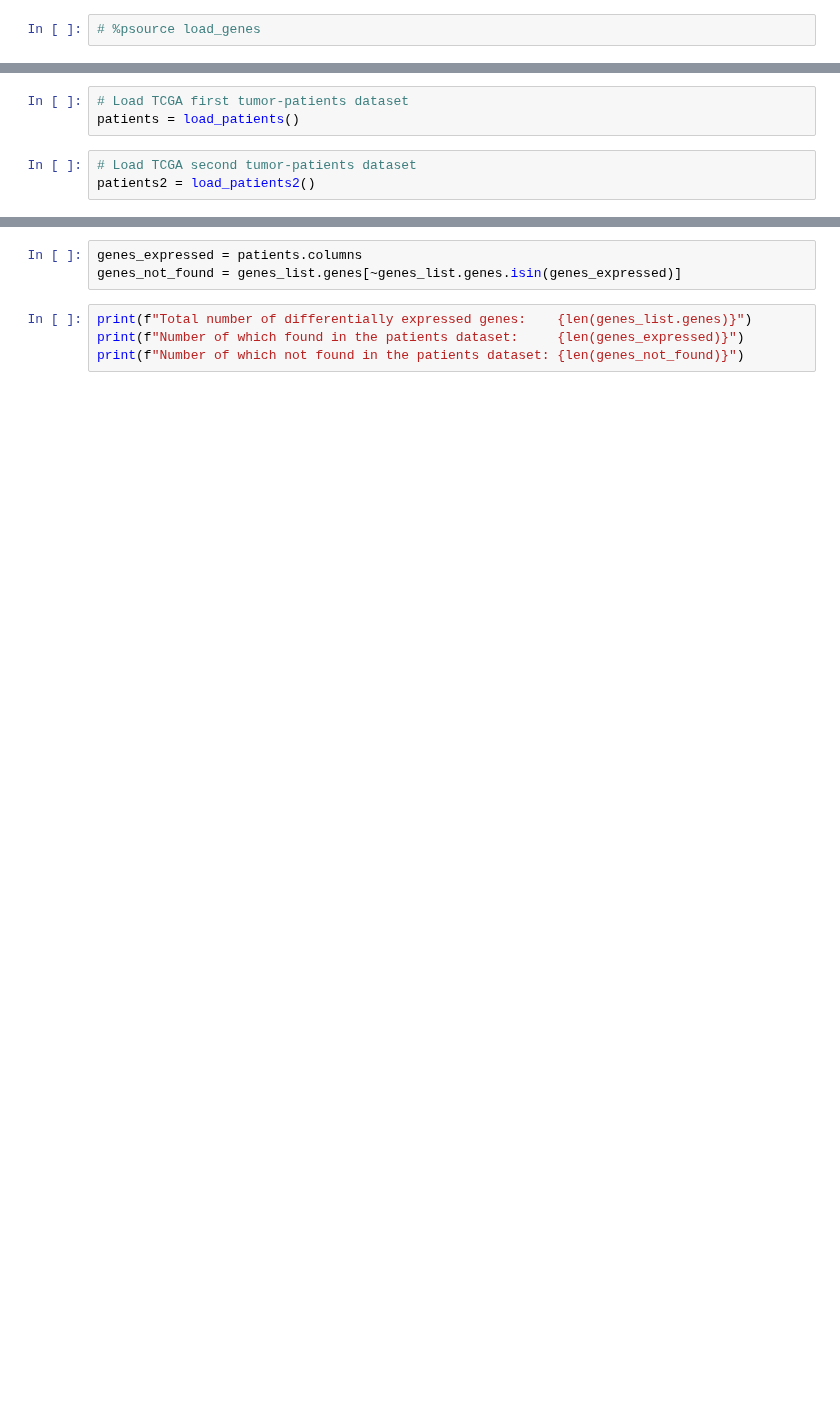
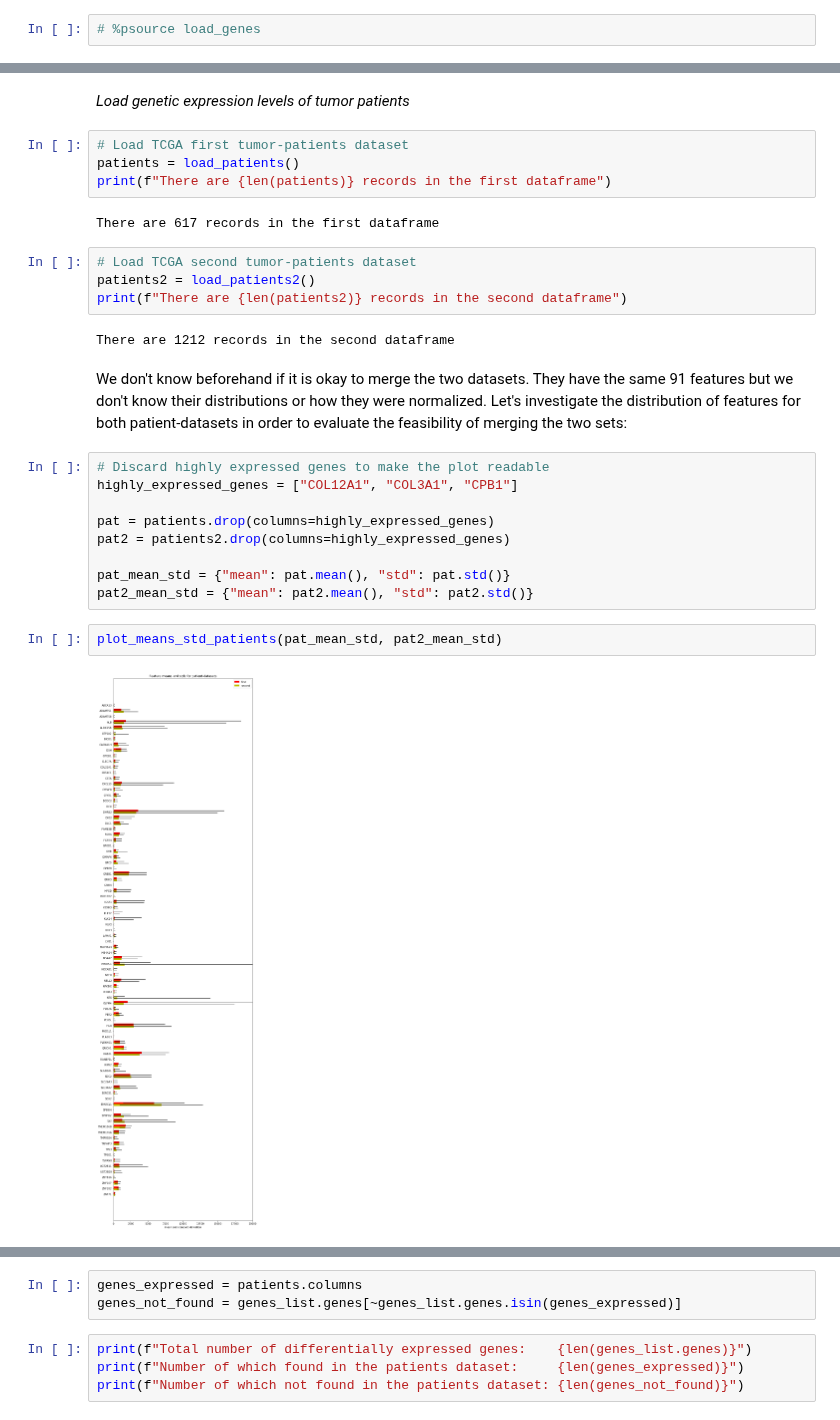
Before and after one commit to valentinoli/pdx, a Jupyter notebook: scripts/dataExploration.ipynb, the cells around one changed output, grey strips where cells are left out. Cells and saved outputs as stored; diff of their text form; blank space fills up the shorter version.

Commit message:
Analyze two patient datasets

```diff
--- a/scripts/dataExploration.ipynb
+++ b/scripts/dataExploration.ipynb
@@ -67,6 +126,29 @@ genes_list[genes_list[HORMONES].sum(axis=1) == 2]
+# %% [markdown]
+*Load genetic expression levels of tumor patients*
 # %%
 # Load TCGA first tumor-patients dataset
 patients = load_patients()
+print(f"There are {len(patients)} records in the first dataframe")
+# %% [output]
+There are 617 records in the first dataframe
 # %%
 # Load TCGA second tumor-patients dataset
 patients2 = load_patients2()
+print(f"There are {len(patients2)} records in the second dataframe")
+# %% [output]
+There are 1212 records in the second dataframe
+# %% [markdown]
+We don't know beforehand if it is okay to merge the two datasets. They have the same 91 features but we don't know their distributions or how they were normalized. Let's investigate the distribution of features for both patient-datasets in order to evaluate the feasibility of merging the two sets:
+# %%
+# Discard highly expressed genes to make the plot readable
+highly_expressed_genes = ["COL12A1", "COL3A1", "CPB1"]
+
+pat = patients.drop(columns=highly_expressed_genes)
+pat2 = patients2.drop(columns=highly_expressed_genes)
+
+pat_mean_std = {"mean": pat.mean(), "std": pat.std()}
+pat2_mean_std = {"mean": pat2.mean(), "std": pat2.std()}
+# %%
+plot_means_std_patients(pat_mean_std, pat2_mean_std)
+# %% [output]
+[figure, added]
```
Also changed, not shown: parts of 36 cells of this notebook, 3 other files.
